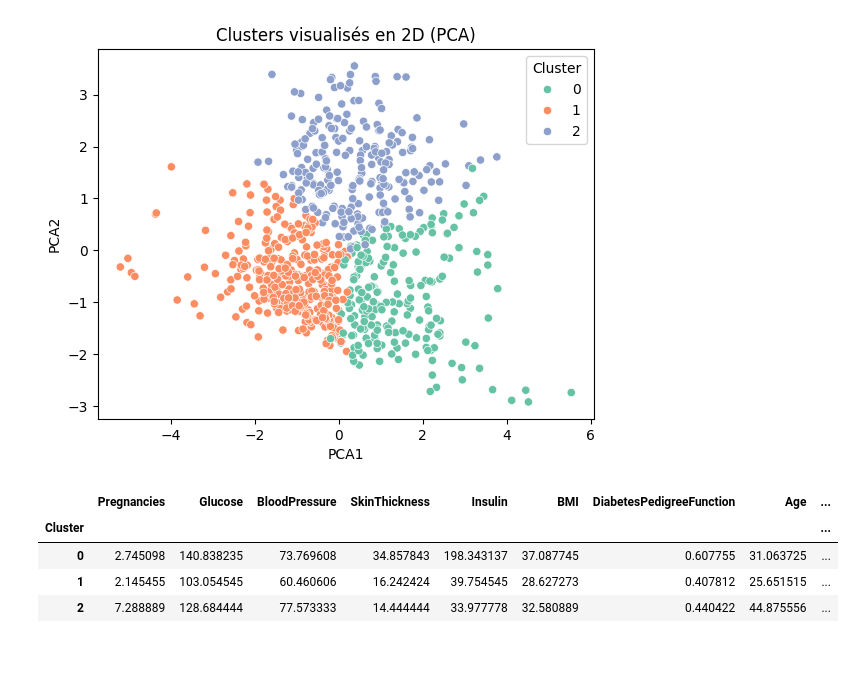
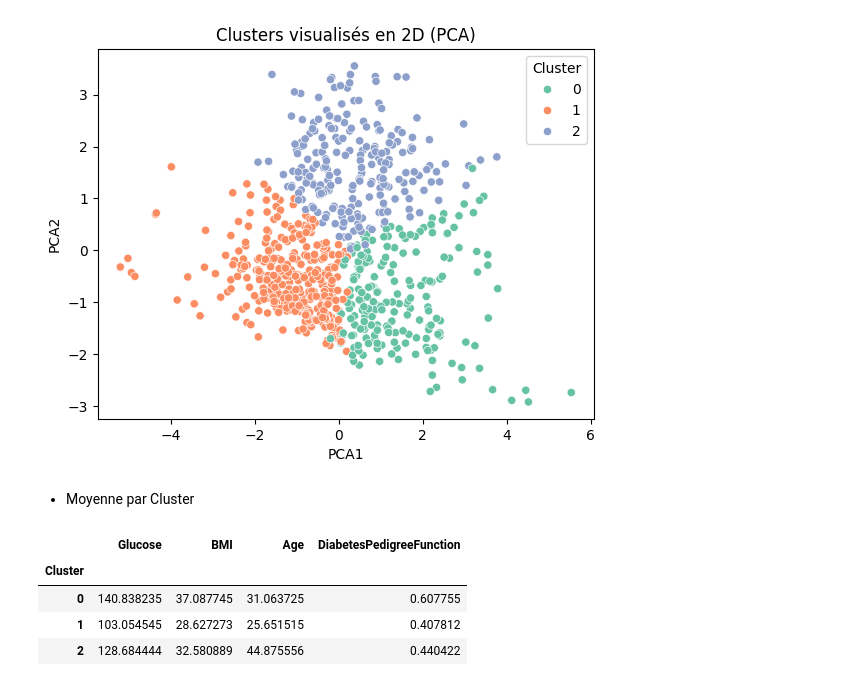
Before and after one commit to r00tMG/risque_diabete_par_analyse_clinique_model_apprentissage, a Jupyter notebook: script.ipynb, the cells around one changed output. Cells and saved outputs as stored; diff of their text form; code cells hidden in the pictures; blank space fills up the shorter version.

```diff
--- a/script.ipynb
+++ b/script.ipynb
@@ -378,12 +409,13 @@ plt.title("Clusters visualisés en 2D (PCA)")
 plt.show()
 # %% [output]
 [figure]
+# %% [markdown]
+- Moyenne par Cluster
 # %%
-#Moyenne par Cluster
-df.groupby("Cluster").mean()
+df.groupby("Cluster")[["Glucose", "BMI", "Age", "DiabetesPedigreeFunction"]].mean()
 # %% [output]
-|  | Pregnancies | Glucose | BloodPressure | SkinThickness | Insulin | BMI | DiabetesPedigreeFunction | Age | ... |
-| Cluster |  |  |  |  |  |  |  |  | ... |
-| 0 | 2.745098 | 140.838235 | 73.769608 | 34.857843 | 198.343137 | 37.087745 | 0.607755 | 31.063725 | ... |
-| 1 | 2.145455 | 103.054545 | 60.460606 | 16.242424 | 39.754545 | 28.627273 | 0.407812 | 25.651515 | ... |
-| 2 | 7.288889 | 128.684444 | 77.573333 | 14.444444 | 33.977778 | 32.580889 | 0.440422 | 44.875556 | ... |
+|  | Glucose | BMI | Age | DiabetesPedigreeFunction |
+| Cluster |  |  |  |  |
+| 0 | 140.838235 | 37.087745 | 31.063725 | 0.607755 |
+| 1 | 103.054545 | 28.627273 | 25.651515 | 0.407812 |
+| 2 | 128.684444 | 32.580889 | 44.875556 | 0.440422 |
```
Also changed, not shown: parts of 10 cells of this notebook, 2 other files.
